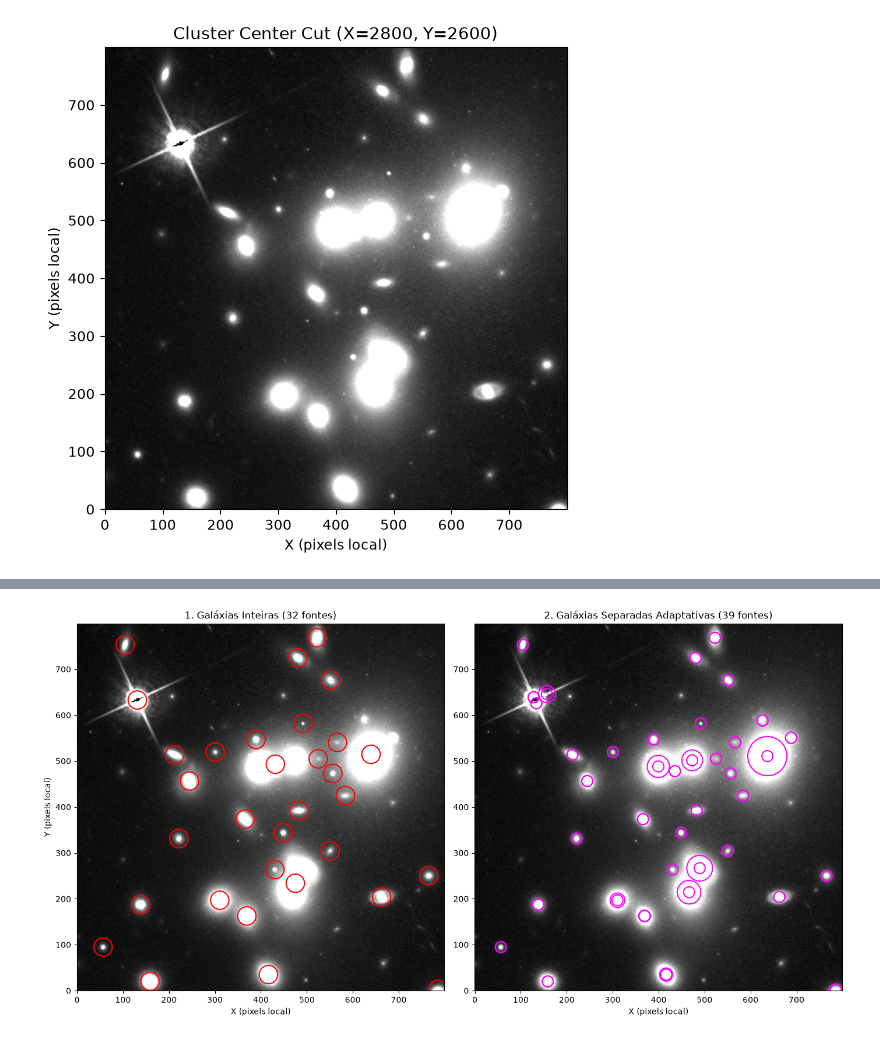
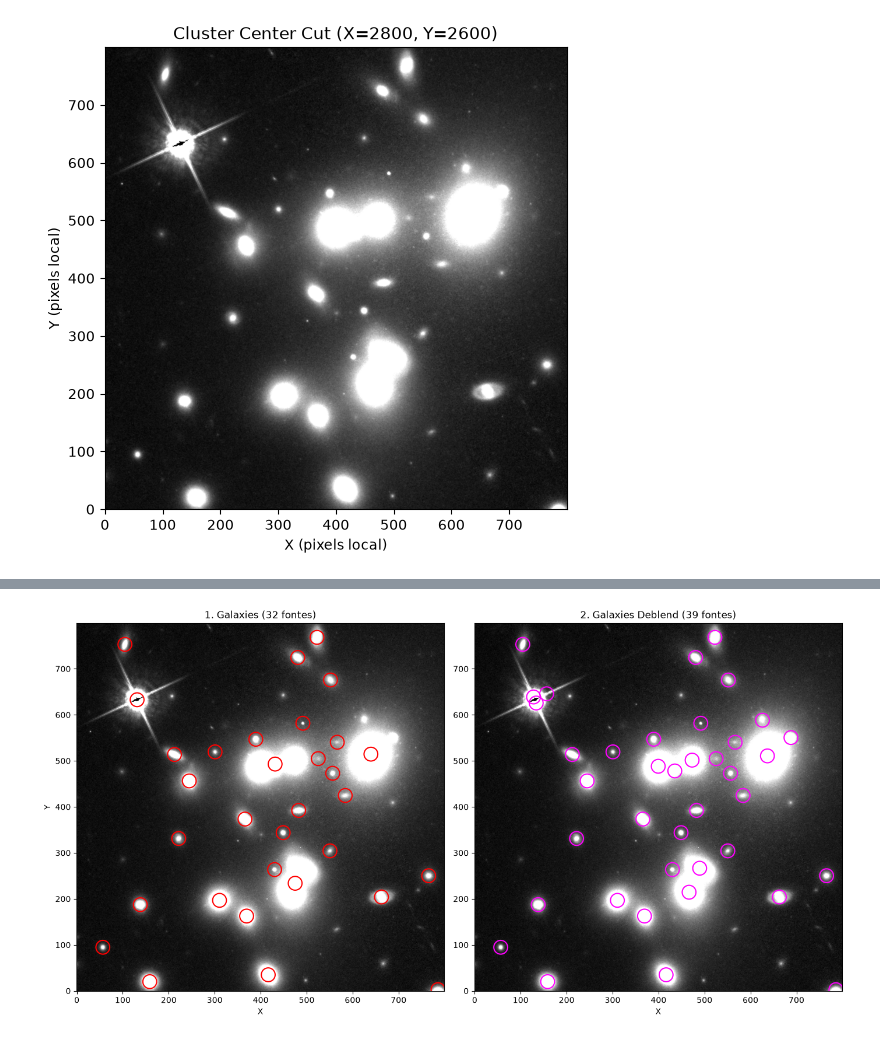
Before and after one commit to sh4rkNy/sextractor_tests, a Jupyter notebook: Downloads/SExtractor_projetcs/01AbellSe.ipynb, the cells around one changed output, grey strips where cells are left out. Saved outputs shown, nothing was run; the diff lists cells and outputs as text; code cells hidden in the pictures.

```diff
--- a/Downloads/SExtractor_projetcs/01AbellSe.ipynb
+++ b/Downloads/SExtractor_projetcs/01AbellSe.ipynb
@@ -122,14 +122,14 @@ plt.show()
 #usar photutils pros circulos
 
 mean, median, std = sigma_clipped_stats(crop_data, sigma=3.0)
-threshold = detect_threshold(crop_data, nsigma=2.5)
+threshold = detect_threshold(crop_data, nsigma=2.7)
 
 #detectar os alvos
 segment_map = detect_sources(crop_data - median, threshold, npixels=15)
 
 cat_fase1 = SourceCatalog(crop_data - median, segment_map)
 pos_fase1 = list(zip(cat_fase1.xcentroid, cat_fase1.ycentroid))
-apertures_fase1 = CircularAperture(pos_fase1, r=20)
+apertures_fase1 = CircularAperture(pos_fase1, r=15)
 
 #deblend
 segm_deblended = deblend_sources(
@@ -145,38 +145,29 @@ if segm_deblended is None:
 
 cat_fase2 = SourceCatalog(crop_data - median, segm_deblended)
 pos_fase2 = list(zip(cat_fase2.xcentroid, cat_fase2.ycentroid))
-apertures_fase2 = CircularAperture(pos_fase2, r=12)
+apertures_fase2 = CircularAperture(pos_fase2, r=15)
 
 #vizualização lado a lado
 zscale = ZScaleInterval()
 vmin, vmax = zscale.get_limits(crop_data)
-
 fig, (ax1, ax2) = plt.subplots(1, 2, figsize=(14, 7))
 
 #grafico 01
 ax1.imshow(crop_data, cmap='gray', origin='lower', vmin=vmin, vmax=vmax)
 apertures_fase1.plot(ax=ax1, color='red', lw=1.5)
-ax1.set_title(f'1. Galáxias Inteiras ({len(cat_fase1)} fontes)')
-ax1.set_xlabel('X (pixels local)')
-ax1.set_ylabel('Y (pixels local)')
+ax1.set_title(f'1. Galaxies ({len(cat_fase1)} fontes)')
+ax1.set_xlabel(f'X')
+ax1.set_ylabel(f'Y')
 
 #grafico 02
 ax2.imshow(crop_data, cmap='gray', origin='lower', vmin=vmin, vmax=vmax)
 apertures_fase2.plot(ax=ax2, color='magenta', lw=1.5)
-ax2.set_title(f'2. Galáxias Separadas Adaptativas ({len(cat_fase2)} fontes)')
-ax2.set_xlabel('X (pixels local)')
-
-#desenhar circulo individual pra cada galaxia, baseada no tamanho
-    #SO pra ficar mais bonitinho
-for obj in cat_fase2:
-    r_adaptativo = max(12, obj.semimajor_sigma.value * 1.5)
-
-    ap = CircularAperture((obj.x_centroid, obj.y_centroid), r=r_adaptativo)
-    ap.plot(ax=ax2, color='magenta', lw=1.5)
+ax2.set_title(f'2. Galaxies Deblend ({len(cat_fase2)} fontes)')
+ax2.set_xlabel(f'X')
 
 #plot
 plt.tight_layout()
-plt.savefig('abell_clusters_deblend.png', dpi=300, bbox_inches='tight')
+plt.savefig('abell_galaxies_deblend.png', dpi=300, bbox_inches='tight')
 plt.show()
 # %% [output]
 WARNING: AstropyDeprecationWarning: 'nsigma' was deprecated in version 3.0 and will be removed in version 4.0. Use argument 'n_sigma' instead. [_py_warnings]
@@ -199 +181 @@ WARNING: AstropyDeprecationWarning: The 'semimajor_sigma' attribute was deprecat
-[figure, old version]
+[figure, new version]
```
Also changed, not shown: parts of 1 cell of this notebook.
